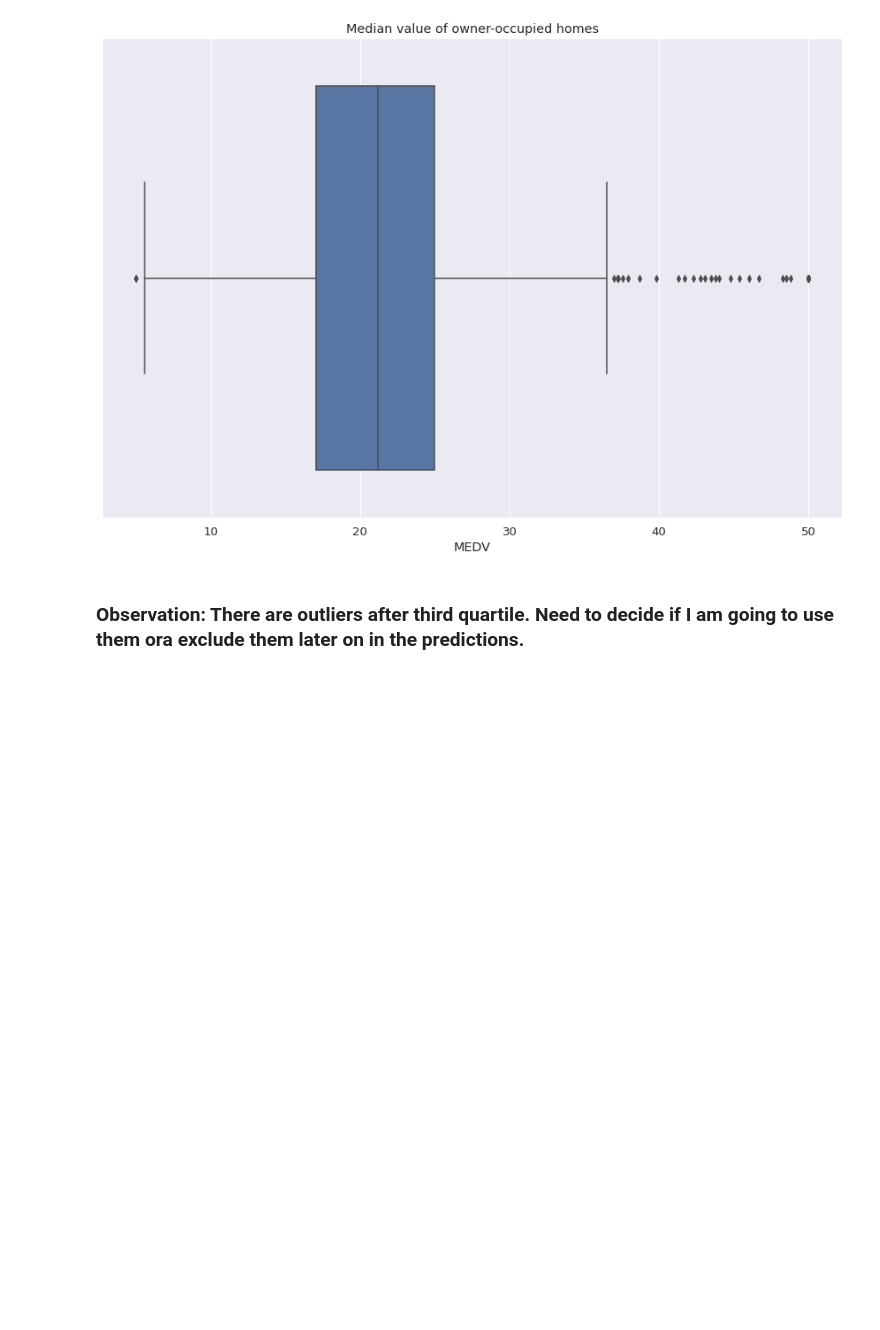
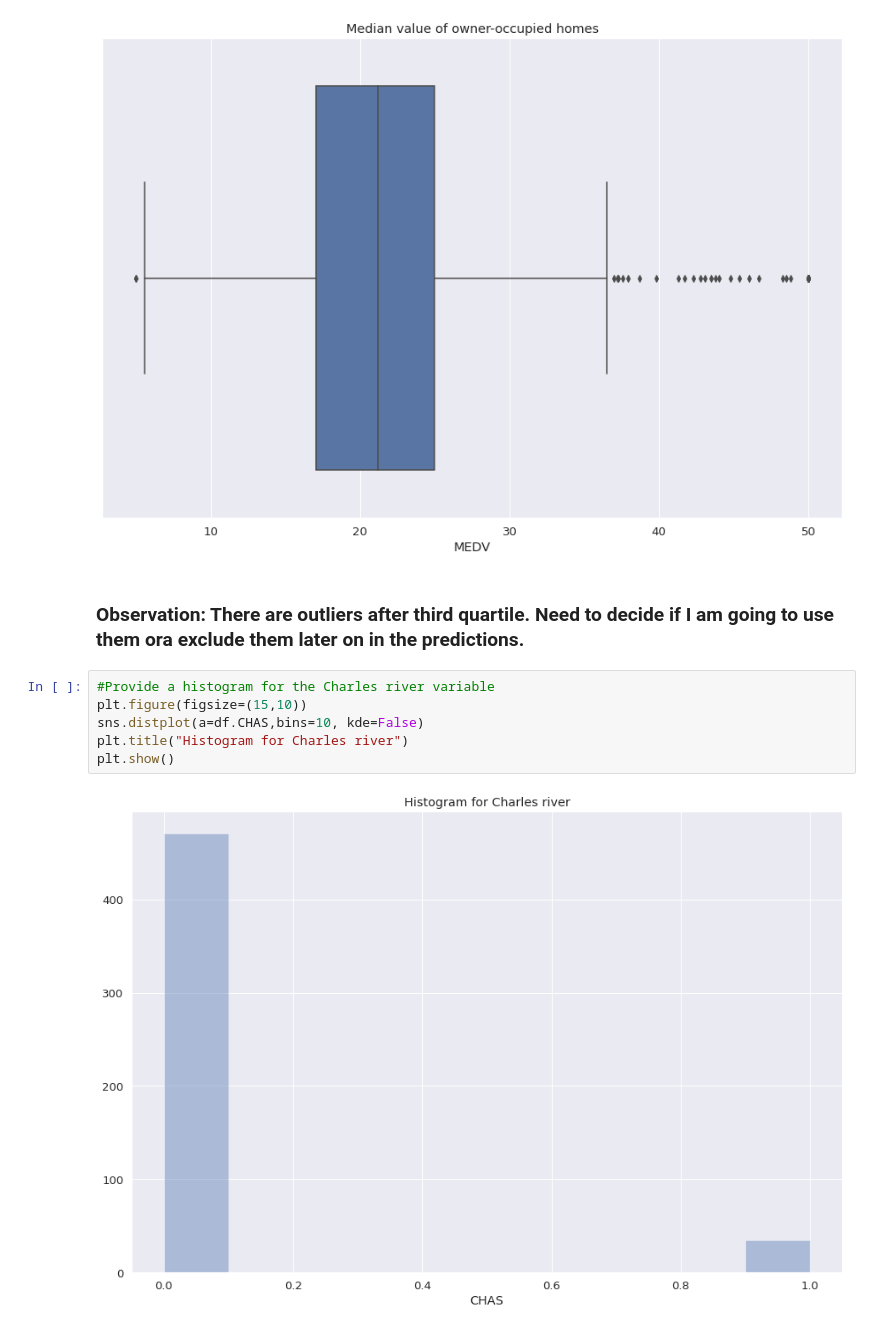
Before and after one commit to LucianPopaLVP/IBM-Statistics---Final-Project---Boston-Housing-Assignment, a Jupyter notebook: boston_housing_final_project.ipynb, the cells around one changed output. Saved outputs shown, nothing was run; the diff lists cells and outputs as text; blank space fills up the shorter version.

```diff
--- a/boston_housing_final_project.ipynb
+++ b/boston_housing_final_project.ipynb
@@ -202,3 +202,11 @@ plt.show()
 [figure]
 # %% [markdown]
 ### Observation: There are outliers after third quartile. Need to decide if I am going to use them ora exclude them later on in the predictions.
+# %%
+#Provide a histogram for the Charles river variable
+plt.figure(figsize=(15,10))
+sns.distplot(a=df.CHAS,bins=10, kde=False)
+plt.title("Histogram for Charles river")
+plt.show()
+# %% [output]
+[figure, added]
```
